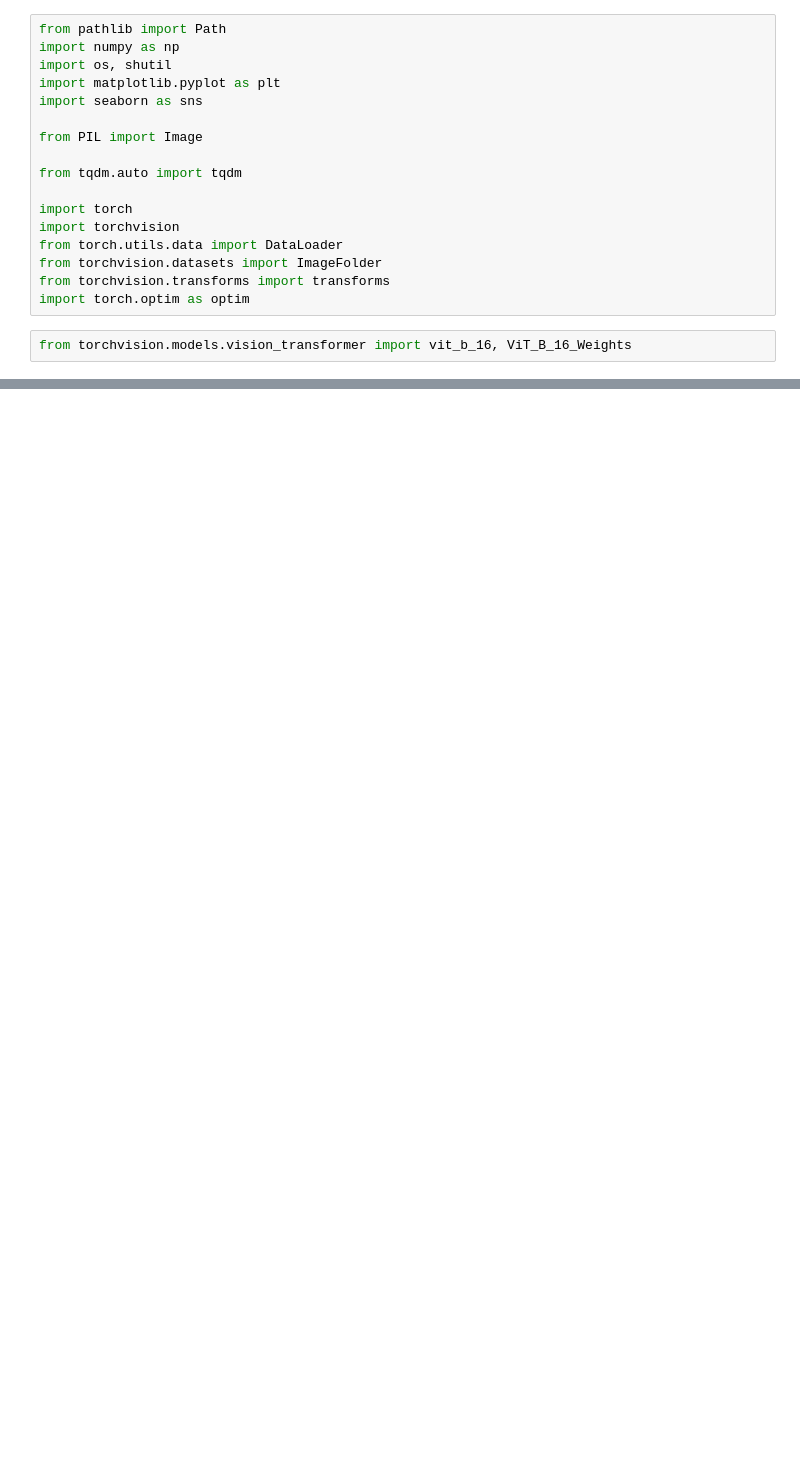
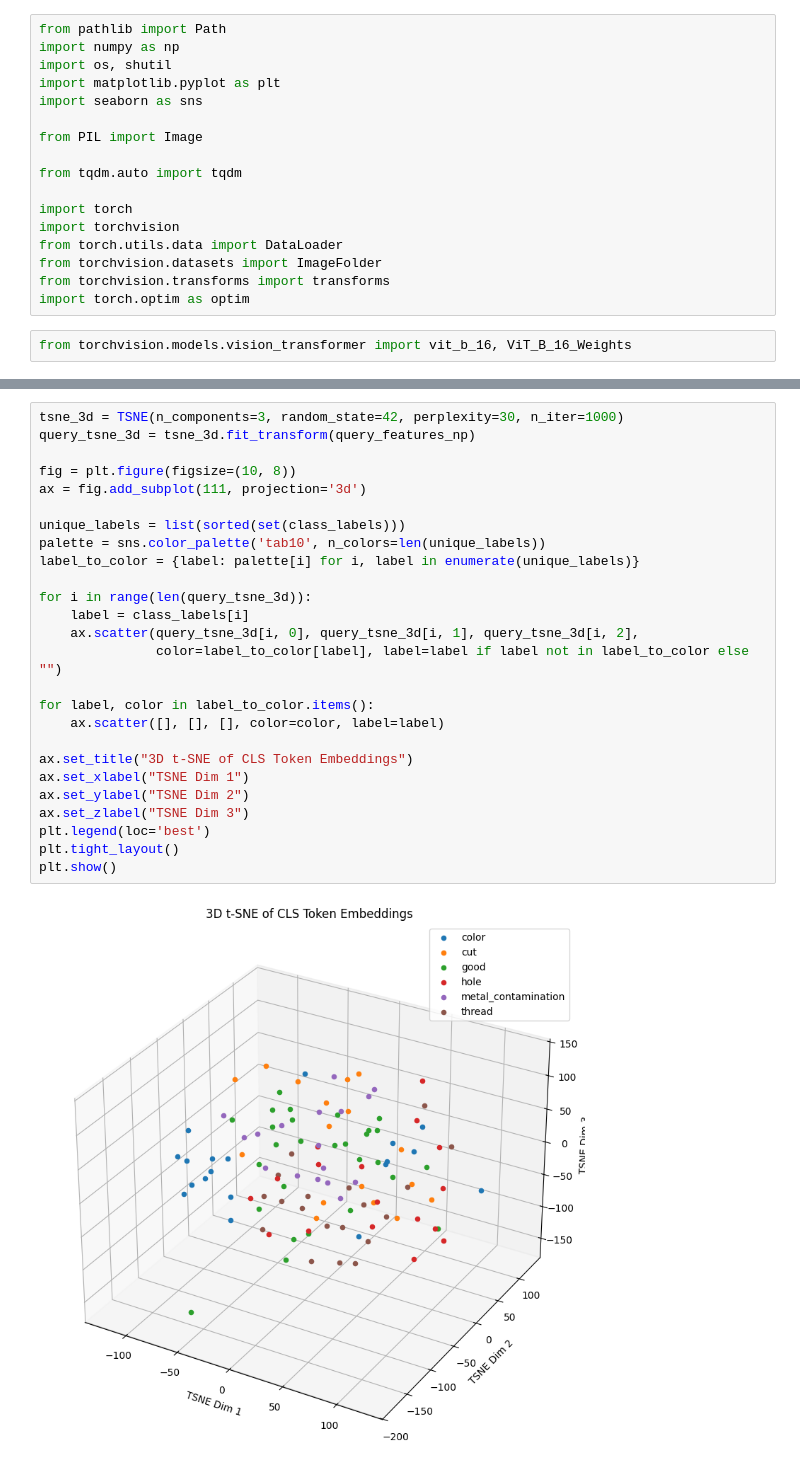
Before and after one commit to Dd1235/TinkerWithCV, a Jupyter notebook: MVTec_AD/vit_knn.ipynb, the cells around one changed output, grey strips where cells are left out. Saved outputs shown, nothing was run; the diff lists cells and outputs as text; blank space fills up the shorter version.

```diff
--- a/MVTec_AD/vit_knn.ipynb
+++ b/MVTec_AD/vit_knn.ipynb
@@ -60,0 +174,28 @@ vit_features = np.array(vit_features)  # shape: [N_images, 768]
+# %%
+tsne_3d = TSNE(n_components=3, random_state=42, perplexity=30, n_iter=1000)
+query_tsne_3d = tsne_3d.fit_transform(query_features_np)
+
+fig = plt.figure(figsize=(10, 8))
+ax = fig.add_subplot(111, projection='3d')
+
+unique_labels = list(sorted(set(class_labels)))
+palette = sns.color_palette('tab10', n_colors=len(unique_labels))
+label_to_color = {label: palette[i] for i, label in enumerate(unique_labels)}
+
+for i in range(len(query_tsne_3d)):
+    label = class_labels[i]
+    ax.scatter(query_tsne_3d[i, 0], query_tsne_3d[i, 1], query_tsne_3d[i, 2],
+               color=label_to_color[label], label=label if label not in label_to_color else "")
+
+for label, color in label_to_color.items():
+    ax.scatter([], [], [], color=color, label=label)
+
+ax.set_title("3D t-SNE of CLS Token Embeddings")
+ax.set_xlabel("TSNE Dim 1")
+ax.set_ylabel("TSNE Dim 2")
+ax.set_zlabel("TSNE Dim 3")
+plt.legend(loc='best')
+plt.tight_layout()
+plt.show()
+# %% [output]
+[figure, added]
```
Also changed, not shown: parts of 29 cells of this notebook.
